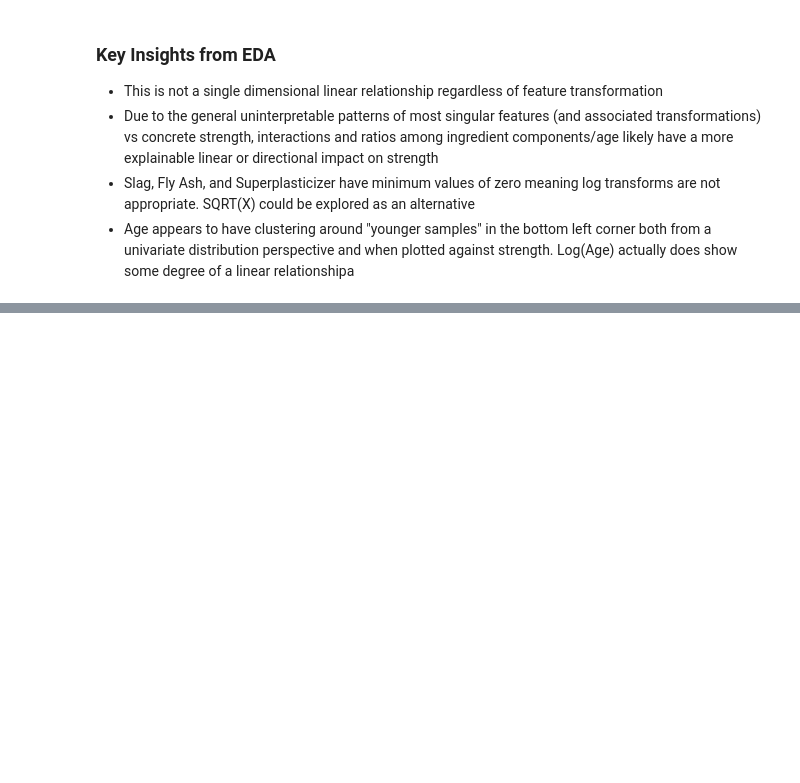
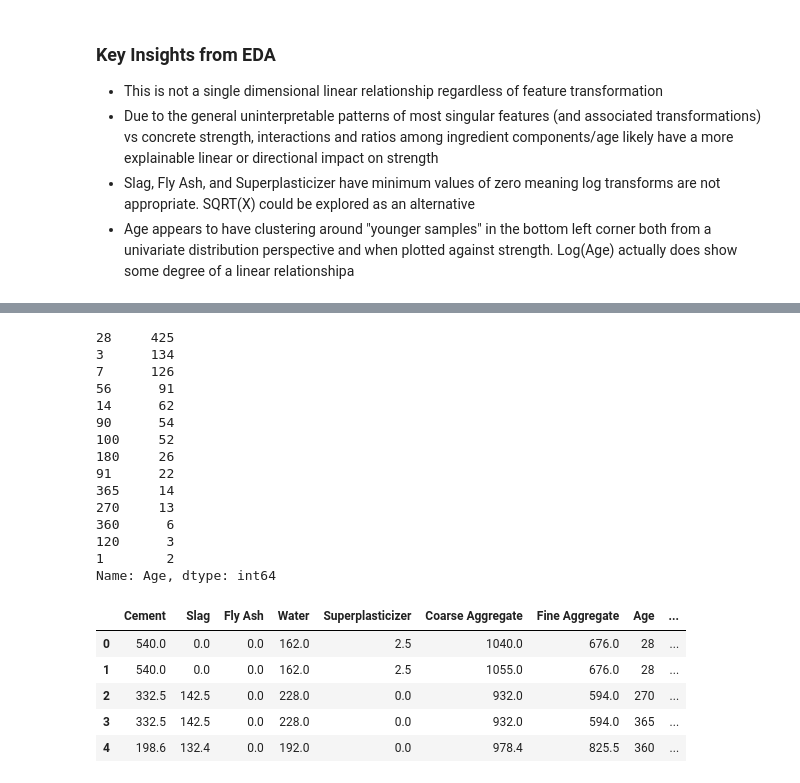
Before and after one commit to amitg3-ucb/w203_lab2, a Jupyter notebook: Data Cleaning and Model Development.ipynb, the cells around one changed output, grey strips where cells are left out. Cells and saved outputs as stored; diff of their text form; code cells hidden in the pictures; blank space fills up the shorter version.

```diff
--- a/Data Cleaning and Model Development.ipynb
+++ b/Data Cleaning and Model Development.ipynb
@@ -104,0 +177,29 @@ This feature engineering process will effectively explode our feature space into
+# %%
+#Create bins for age. Bin 1: Age < 28 Days, Bin 2: Age = 28 Days, Bin 3: Age > 28 days
+print(features['Age'].value_counts())
+binned_age = features['Age'].apply(lambda x:0 if x< 28 else 1 if x == 28 else 2 )
+features['Age = 28 Days'] = binned_age.apply(lambda x:0 if x in [0,2] else 1)
+features['Age > 28 Days'] = binned_age.apply(lambda x:0 if x in [0,1] else 1)
+features.head()
+# %% [output]
+28     425
+3      134
+7      126
+56      91
+14      62
+90      54
+100     52
+180     26
+91      22
+365     14
+270     13
+360      6
+120      3
+1        2
+Name: Age, dtype: int64
+|  | Cement | Slag | Fly Ash | Water | Superplasticizer | Coarse Aggregate | Fine Aggregate | Age | ... |
+| 0 | 540.0 | 0.0 | 0.0 | 162.0 | 2.5 | 1040.0 | 676.0 | 28 | ... |
+| 1 | 540.0 | 0.0 | 0.0 | 162.0 | 2.5 | 1055.0 | 676.0 | 28 | ... |
+| 2 | 332.5 | 142.5 | 0.0 | 228.0 | 0.0 | 932.0 | 594.0 | 270 | ... |
+| 3 | 332.5 | 142.5 | 0.0 | 228.0 | 0.0 | 932.0 | 594.0 | 365 | ... |
+| 4 | 198.6 | 132.4 | 0.0 | 192.0 | 0.0 | 978.4 | 825.5 | 360 | ... |
```
Also changed, not shown: parts of 28 cells of this notebook, 2 other files.
